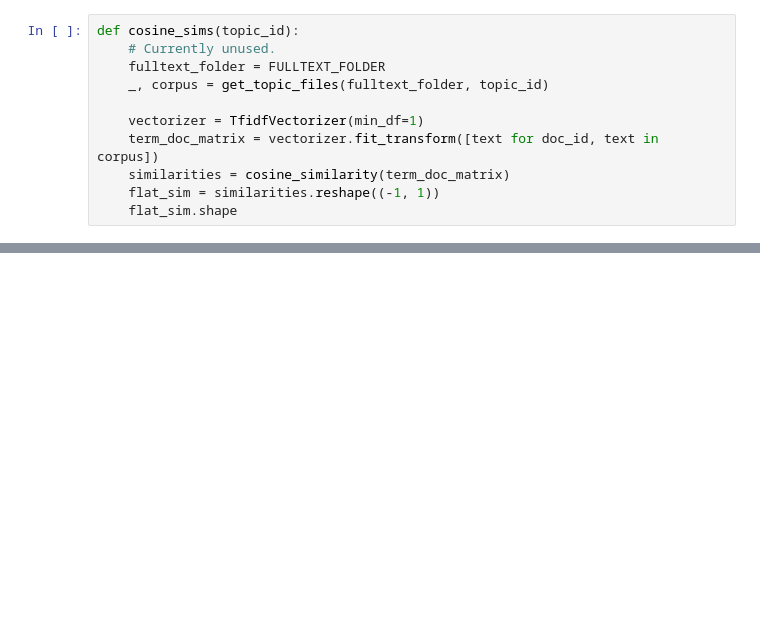
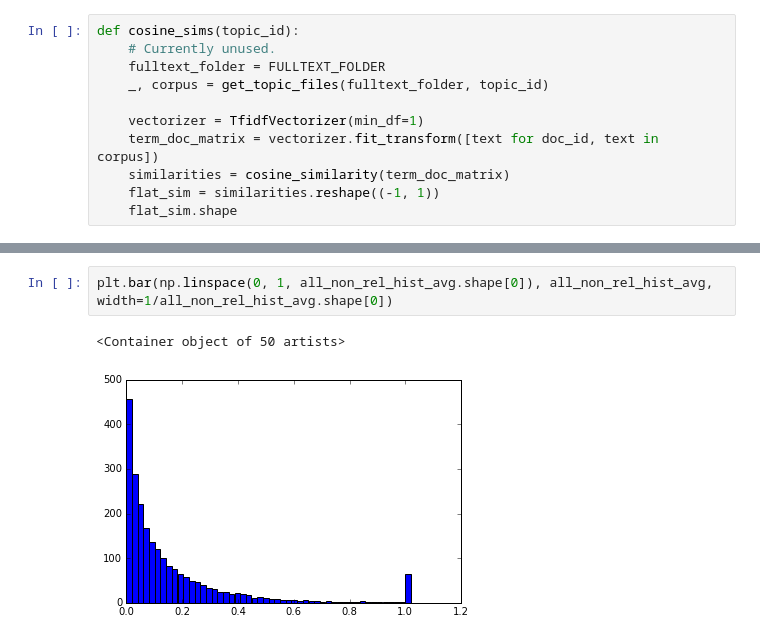
Before and after one commit to AndreiBarsan/crowd, a Jupyter notebook: notebooks/Intra-Topic Similarities.ipynb, the cells around one changed output, grey strips where cells are left out. Saved outputs shown, nothing was run; the diff lists cells and outputs as text; blank space fills up the shorter version.

```diff
--- a/notebooks/Intra-Topic Similarities.ipynb
+++ b/notebooks/Intra-Topic Similarities.ipynb
@@ -59,0 +191,5 @@ def get_vote_results(topic_id, judgements):
+# %%
+plt.bar(np.linspace(0, 1, all_non_rel_hist_avg.shape[0]), all_non_rel_hist_avg, width=1/all_non_rel_hist_avg.shape[0])
+# %% [output]
+<Container object of 50 artists>
+[figure, added]
```
Also changed, not shown: parts of 18 cells of this notebook, 3 other files.
